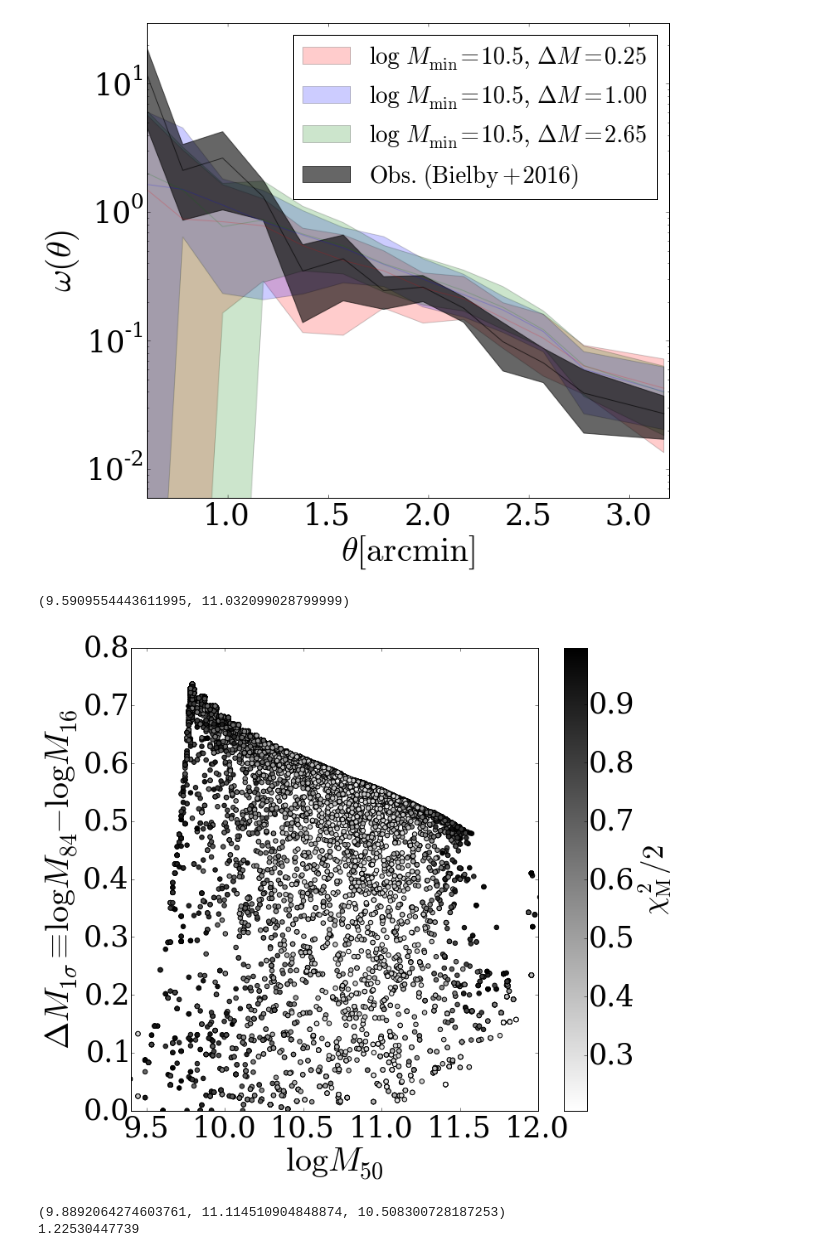
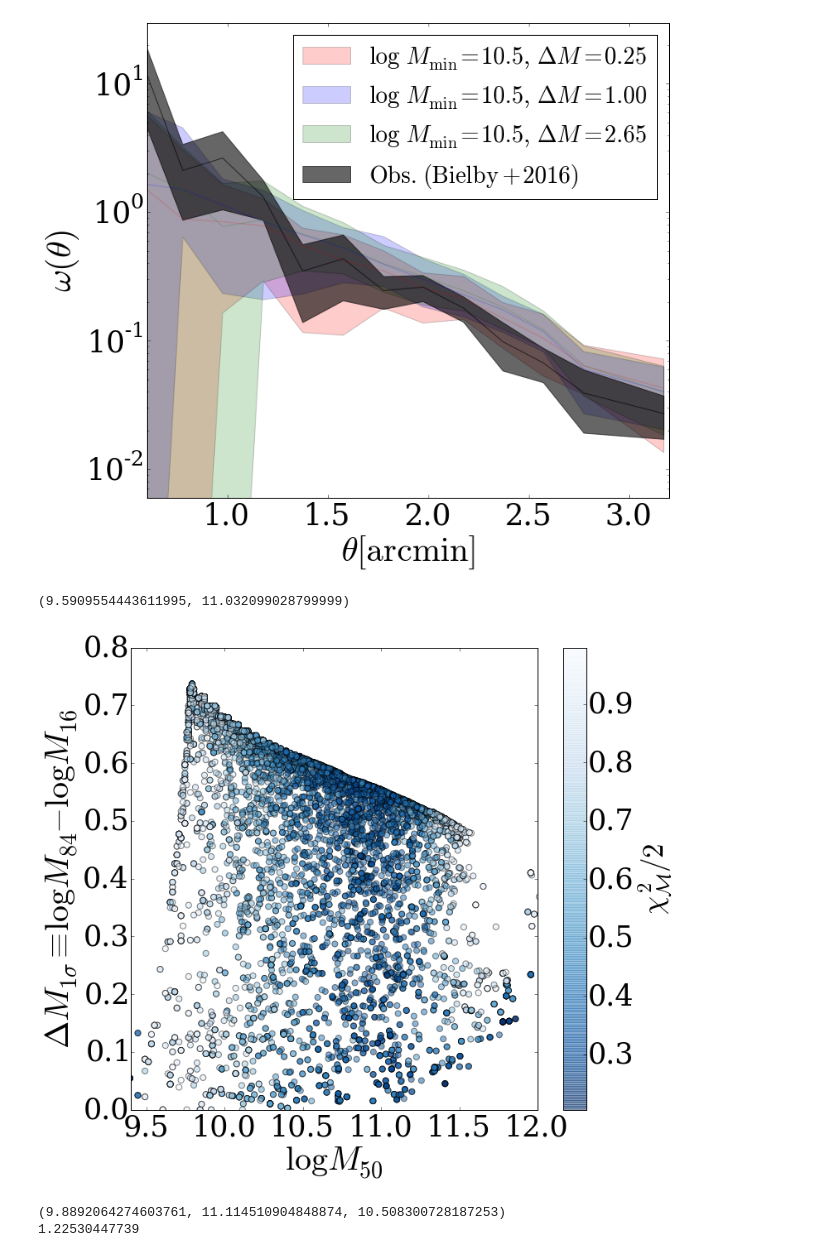
Before and after one commit to astroandes/LAEsBayes, a Jupyter notebook: code/paper_plots.ipynb, the cells around one changed output. Saved outputs shown, nothing was run; the diff lists cells and outputs as text; code cells hidden in the pictures.

```diff
--- a/code/paper_plots.ipynb
+++ b/code/paper_plots.ipynb
@@ -135,37 +135,37 @@ log_like = -parall[:,12]
 
 ii = log_like < 1.0
 
 bielby =  [11,1.2, r"$\mathrm{Bielby+2016}$"] # m_50 ,delta_M for Bielby et al 2016.
 gawiser = [10.9, 1.8, r"$\mathrm{Gawiser+2007}$"]
 ouchi = [10.0, 1.6, r"$\mathrm{Ouchi+2010}$"]
 
 
 figa = plt.scatter(m_50[ii], m_84[ii]-m_16[ii], c=log_like[ii],
-            cmap = cm.gray_r,
+            cmap = cm.Blues_r,
             vmin = log_like[ii].min(),vmax = log_like[ii].max(),
-            s=30.0, alpha=1.0)
+            s=50.0, alpha=0.5)
 #plt.scatter(bielby[0], bielby[1], s=500, label=bielby[2], marker='s',facecolors='white', edgecolors='black', lw=3)
 #plt.scatter(ouchi[0], ouchi[1], s=500, label=ouchi[2], marker='>',facecolors='white', edgecolors='black',lw=3)
 #plt.scatter(gawiser[0], gawiser[1], s=500, label=gawiser[2], marker='*', facecolors='white', edgecolors='black',lw=3)
 
 
 font = {'family' : 'serif',
         'weight' : 'normal',
         'size'   : 35}
 plt.rc('font', **font)
 cb = fig.colorbar(figa)
-cb.set_label(r'$\chi_{\mathrm{M}}^2/2$')
+cb.set_label(r'$\chi_{\mathcal{M}}^2/2$')
 
 plt.legend(loc=2,fontsize=27, scatterpoints=1)
 
 plt.xlim(9.4,12.0)
 plt.ylim(0,0.8)
 plt.xlabel(r'$\log M_{50}$', size=40.0)
 plt.ylabel(r'$\Delta M_{1\sigma}\equiv\log M_{84} - \log M_{16}$', size=40.0)
 plt.savefig('../paper/fig4.pdf', bbox_inches='tight')
 # %% [output]
 (9.5909554443611995, 11.032099028799999)
-[figure, old version]
+[figure, new version]
 # %%
 m50_16 = np.percentile(m_50[ii], 16)
 m50_84 = np.percentile(m_50[ii], 84)
```
Also changed, not shown: parts of 6 cells of this notebook.
